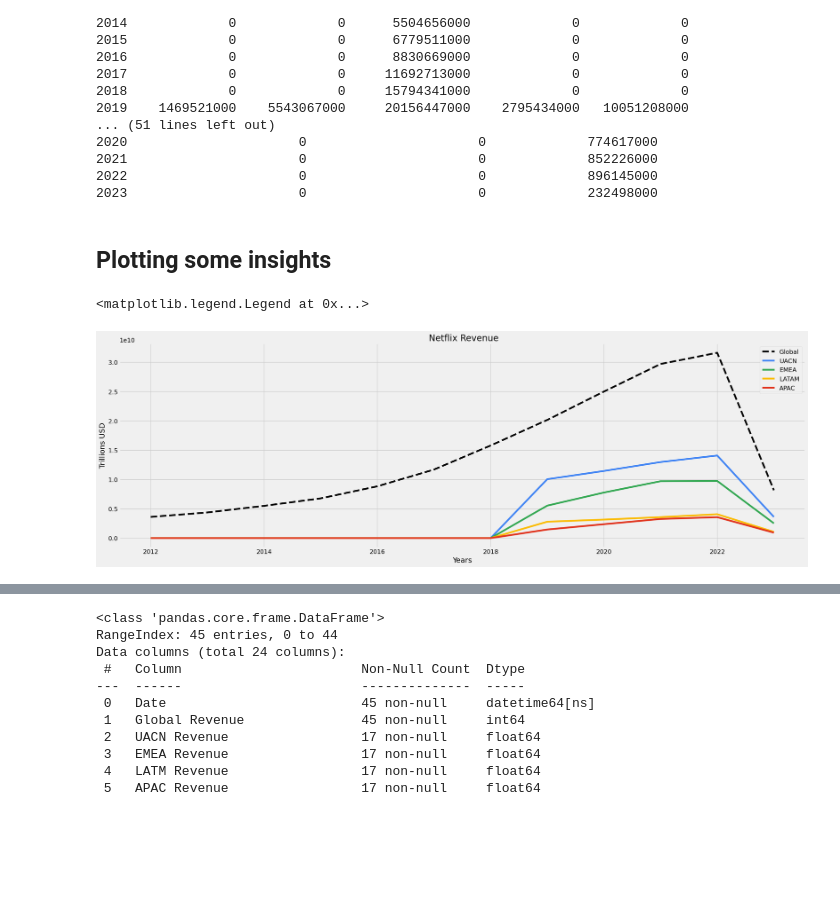
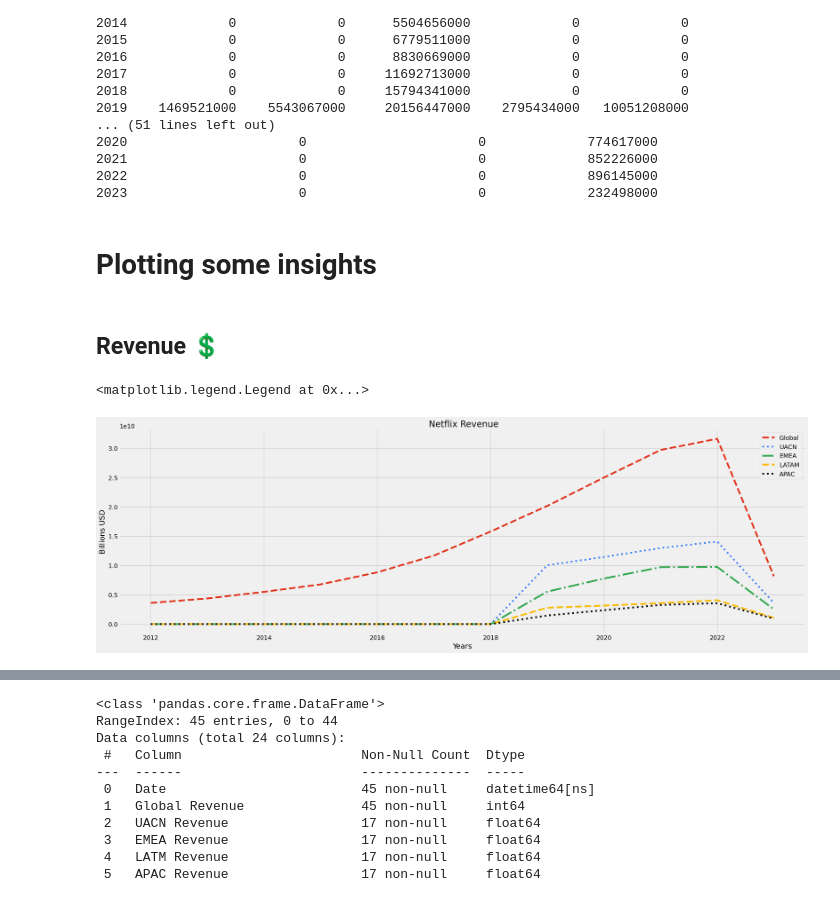
Before and after one commit to danielrodriguez007/Data_Analysis, a Jupyter notebook: Netflix_OTT.ipynb, the cells around one changed output, grey strips where cells are left out. Saved outputs shown, nothing was run; the diff lists cells and outputs as text; code cells hidden in the pictures; blank space fills up the shorter version.

```diff
--- a/Netflix_OTT.ipynb
+++ b/Netflix_OTT.ipynb
@@ -156,27 +156,29 @@ Year
 2022                      0                      0             896145000
 2023                      0                      0             232498000
 # %% [markdown]
-## Plotting some insights
+# Plotting some insights
+# %% [markdown]
+## Revenue 💲
 # %%
 a = data.groupby(['Year'])['Global Revenue'].sum()
 b = data.groupby(['Year'])['UACN Revenue'].sum()
 c = data.groupby(['Year'])['EMEA Revenue'].sum()
 d = data.groupby(['Year'])['LATM Revenue'].sum()
 e = data.groupby(['Year'])['APAC Revenue'].sum()
 
 plt.figure(figsize=(25,8))
 
-plt.plot(a.index,a.values,label="Global", linestyle='dashed',color="#000000")
-plt.plot(b.index,b.values,label="UACN",color="#4285F4")
-plt.plot(c.index,c.values,label="EMEA",color="#34A853")
-plt.plot(d.index,d.values,label="LATAM",color="#FBBC05")
-plt.plot(e.index,e.values,label="APAC",color="#E1341E")
+plt.plot(a.index,a.values,label="Global",linestyle='dashed', color="#E1341E")
+plt.plot(b.index,b.values,label="UACN",linestyle='dotted',color="#4285F4")
+plt.plot(c.index,c.values,label="EMEA",linestyle='dashdot',color="#34A853")
+plt.plot(d.index,d.values,label="LATAM",linestyle='dashed',color="#FBBC05")
+plt.plot(e.index,e.values,label="APAC",linestyle='dotted',color="#000000")
 
 
 plt.title(" Netflix Revenue")
-plt.ylabel("Trillions USD")
+plt.ylabel("Billions USD")
 plt.xlabel("Years")
 plt.legend()
 # %% [output]
 <matplotlib.legend.Legend at 0x...>
-[figure, old version]
+[figure, new version]
```
Also changed, not shown: parts of 11 cells of this notebook.
